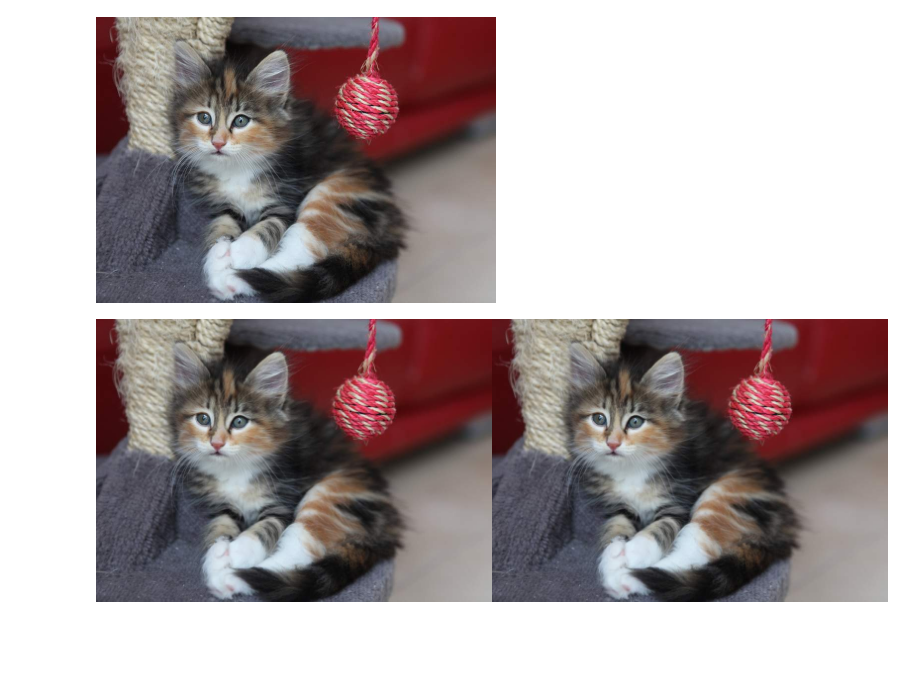
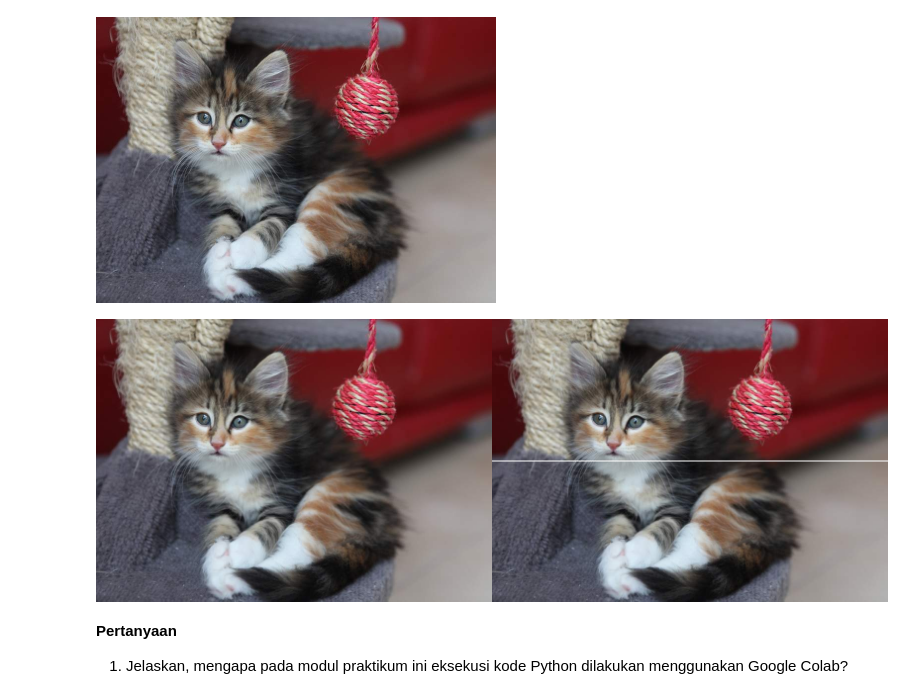
Before and after one commit to Amaliastf/PCVK_Ganjil_2023, a Jupyter notebook: week_01.ipynb, the cells around one changed output. Drawn from its saved outputs; the diff is of its cells as text; code cells hidden in the pictures; blank space fills up the shorter version.

```diff
--- a/week_01.ipynb
+++ b/week_01.ipynb
@@ -34,12 +34,15 @@ resolusi image : tinggi x lebar =  286 x  400
 # %%
 image_2 = cv.cvtColor(image, cv.COLOR_BGR2RGB)
 image_3 = cv.cvtColor(image, cv.COLOR_BGR2RGB)
 
 #membuat garis horizontal ditengah image
 for y in range (lebar):
-    image_3[int((tinggi)/2),y] - [255,255,255]
+    image_3[int((tinggi)/2),y] = [255,255,255]
 
 final_frame = cv.hconcat((image_2, image_3))
 cv2_imshow(final_frame)
 # %% [output]
-[figure, old version]
+[figure, new version]
+# %% [markdown]
+**Pertanyaan**
+  1. Jelaskan, mengapa pada modul praktikum ini eksekusi kode Python dilakukan menggunakan Google Colab?
```
